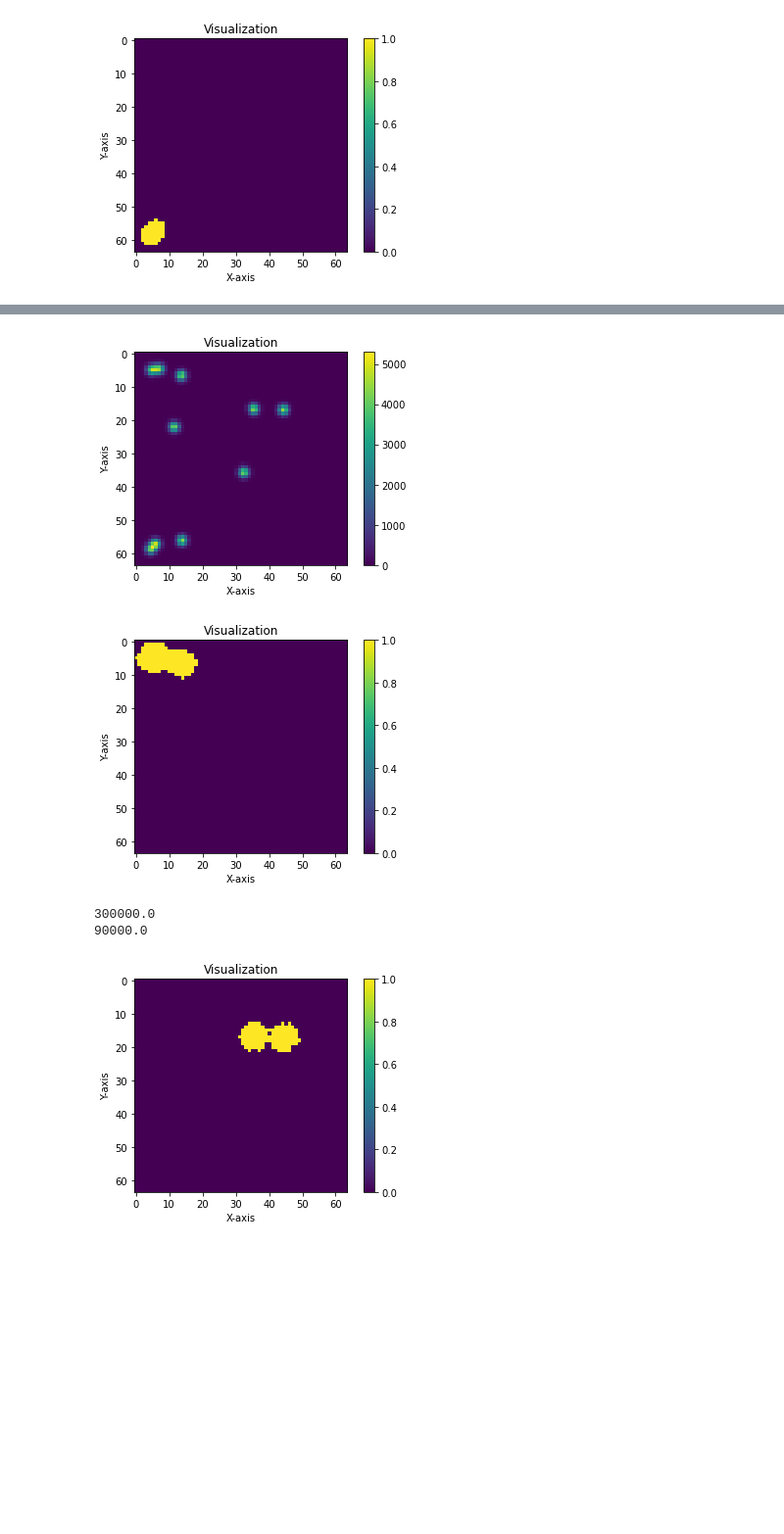
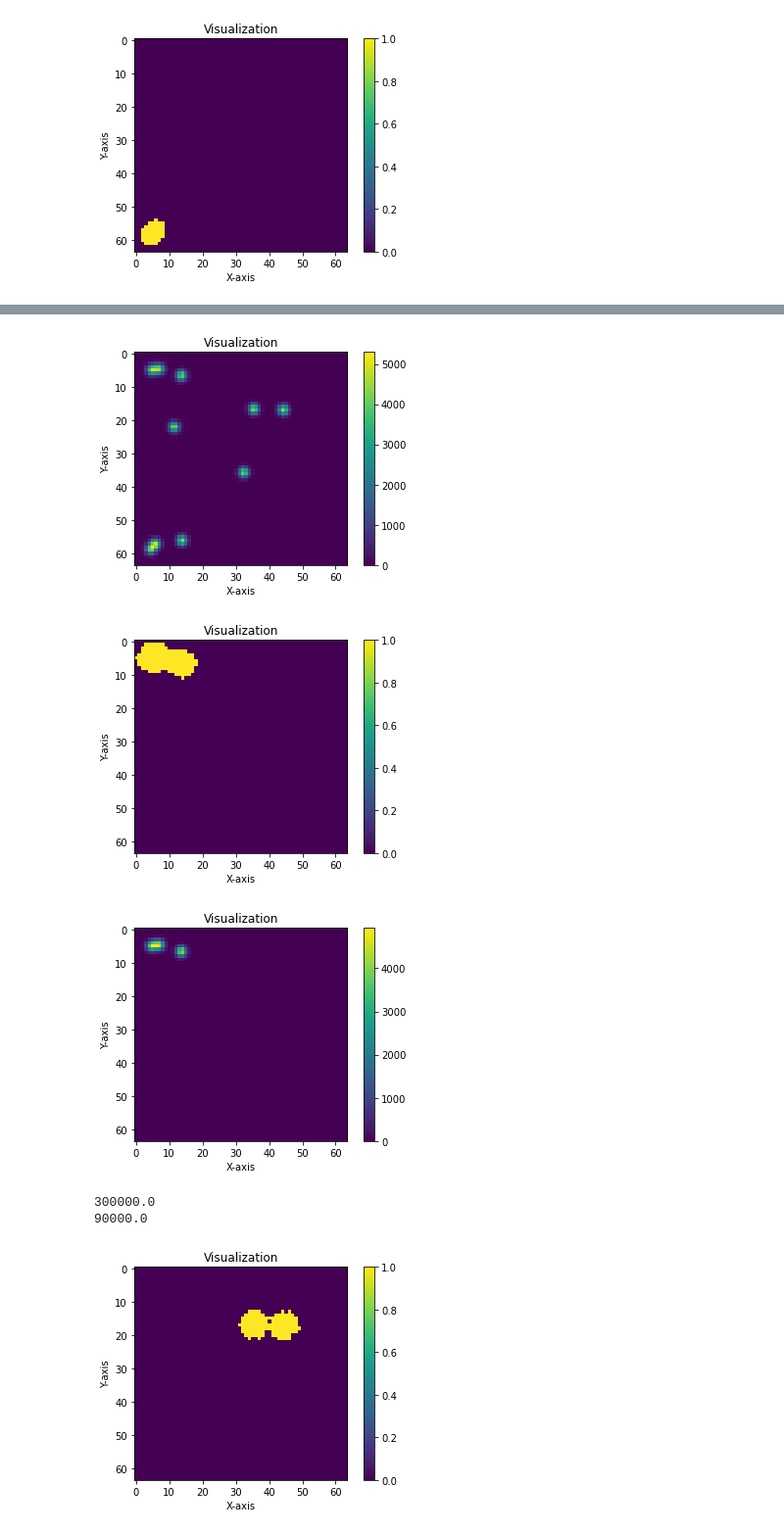
Before and after one commit to xtx2022/Project-1, a Jupyter notebook: read_in.ipynb, the cells around one changed output, grey strips where cells are left out. Shown at 98% size. Drawn from its saved outputs; the diff is of its cells as text; code cells hidden in the pictures; blank space fills up the shorter version.

```diff
--- a/read_in.ipynb
+++ b/read_in.ipynb
@@ -258,33 +240,40 @@ images[i].print_data()
 for j in range(len(masks[i])):
     plt.imshow(masks[i][j], cmap='viridis')
     plt.colorbar()  # Adding a colorbar to show intensity scale
     plt.title('Visualization')
     plt.xlabel('X-axis')
     plt.ylabel('Y-axis')
     plt.show()
+    plt.imshow(masks[i][j]*images[i].raw_image, cmap='viridis')
+    plt.colorbar()  # Adding a colorbar to show intensity scale
+    plt.title('Visualization')
+    plt.xlabel('X-axis')
+    plt.ylabel('Y-axis')
+    plt.show()
     print(np.sum(images[i].raw_image))
     print(np.sum(masks[i][j]*images[i].raw_image))
 # %% [output]
 10
 [[14.16302399  7.17553937]
  [35.83048295 17.22881104]
  [ 7.47507933  5.17100227]
  [ 6.34338985 57.56883011]
  [ 4.96302404 59.15197755]
  [32.80943949 36.20266944]
  [ 5.23472733  5.46324676]
  [44.70382882 17.46051662]
  [14.34497154 56.58590705]
  [12.01751795 22.52217969]]
 [[ 0.  0.  0. ...  0.  0.  0.]
  [ 0.  0.  0. ...  0.  0.  0.]
  [ 0.  0.  3. ...  0.  0.  0.]
  ...
  [ 0.  0. 16. ...  0.  0.  0.]
  [ 0.  0.  1. ...  0.  0.  0.]
  [ 0.  0.  0. ...  0.  0.  0.]]
 [figure]
 [figure]
+[figure, new version]
 300000.0
 90000.0
-[figure, old version]
+[figure, new version]
```
Also changed, not shown: parts of 2 cells of this notebook.
